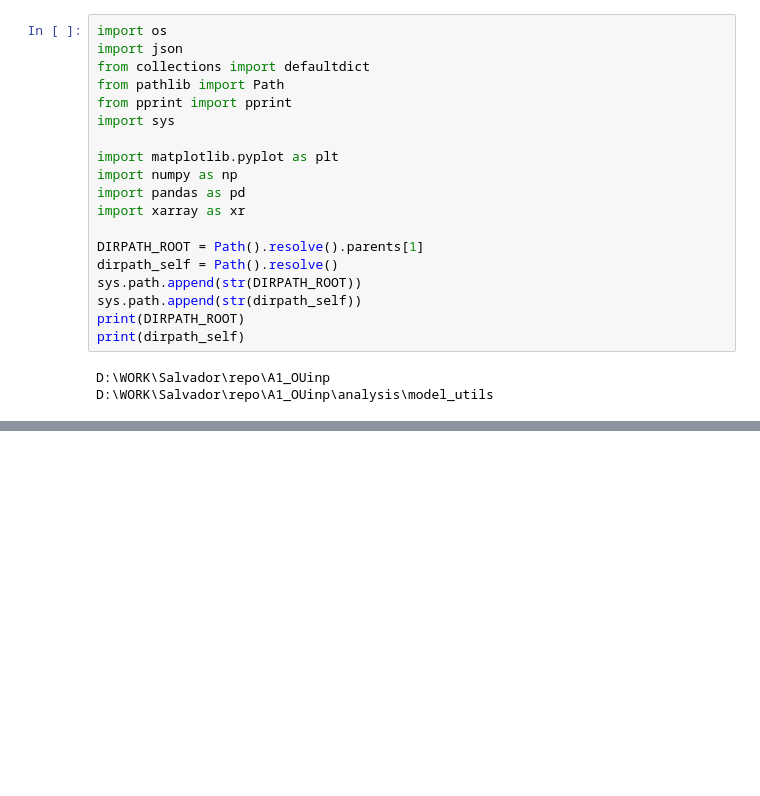
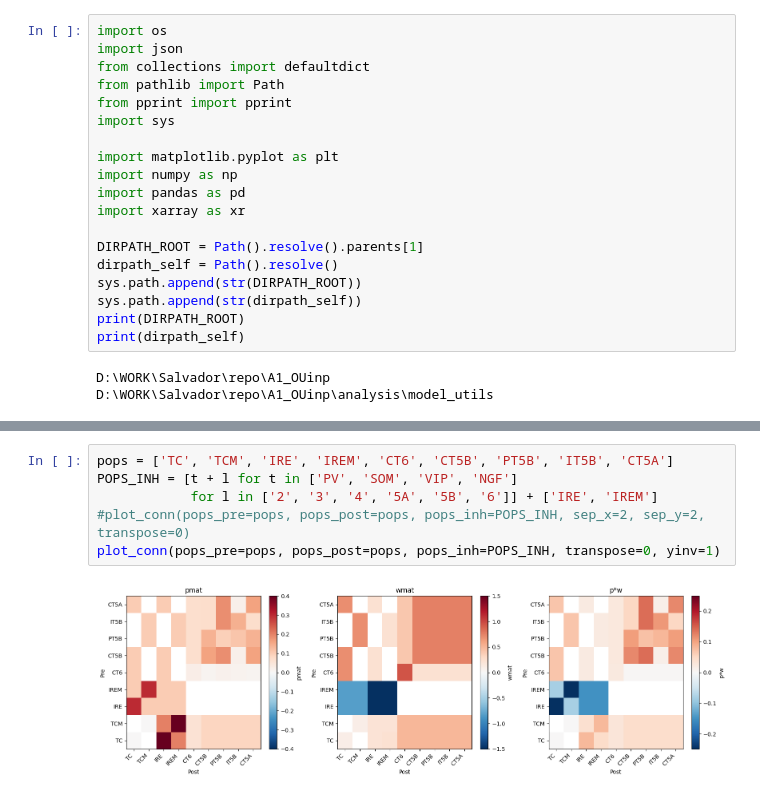
Before and after one commit to niknovikov19/A1-OUinp, a Jupyter notebook: analysis/model_utils/conn_explore.ipynb, the cells around one changed output, grey strips where cells are left out. Drawn from its saved outputs; the diff is of its cells as text; blank space fills up the shorter version.

```diff
--- a/analysis/model_utils/conn_explore.ipynb
+++ b/analysis/model_utils/conn_explore.ipynb
@@ -87,0 +148,8 @@ plt.show()
+# %%
+pops = ['TC', 'TCM', 'IRE', 'IREM', 'CT6', 'CT5B', 'PT5B', 'IT5B', 'CT5A']
+POPS_INH = [t + l for t in ['PV', 'SOM', 'VIP', 'NGF']
+            for l in ['2', '3', '4', '5A', '5B', '6']] + ['IRE', 'IREM']
+#plot_conn(pops_pre=pops, pops_post=pops, pops_inh=POPS_INH, sep_x=2, sep_y=2, transpose=0)
+plot_conn(pops_pre=pops, pops_post=pops, pops_inh=POPS_INH, transpose=0, yinv=1)
+# %% [output]
+[figure, added]
```
Also changed, not shown: parts of 8 cells of this notebook, 11 other files.
